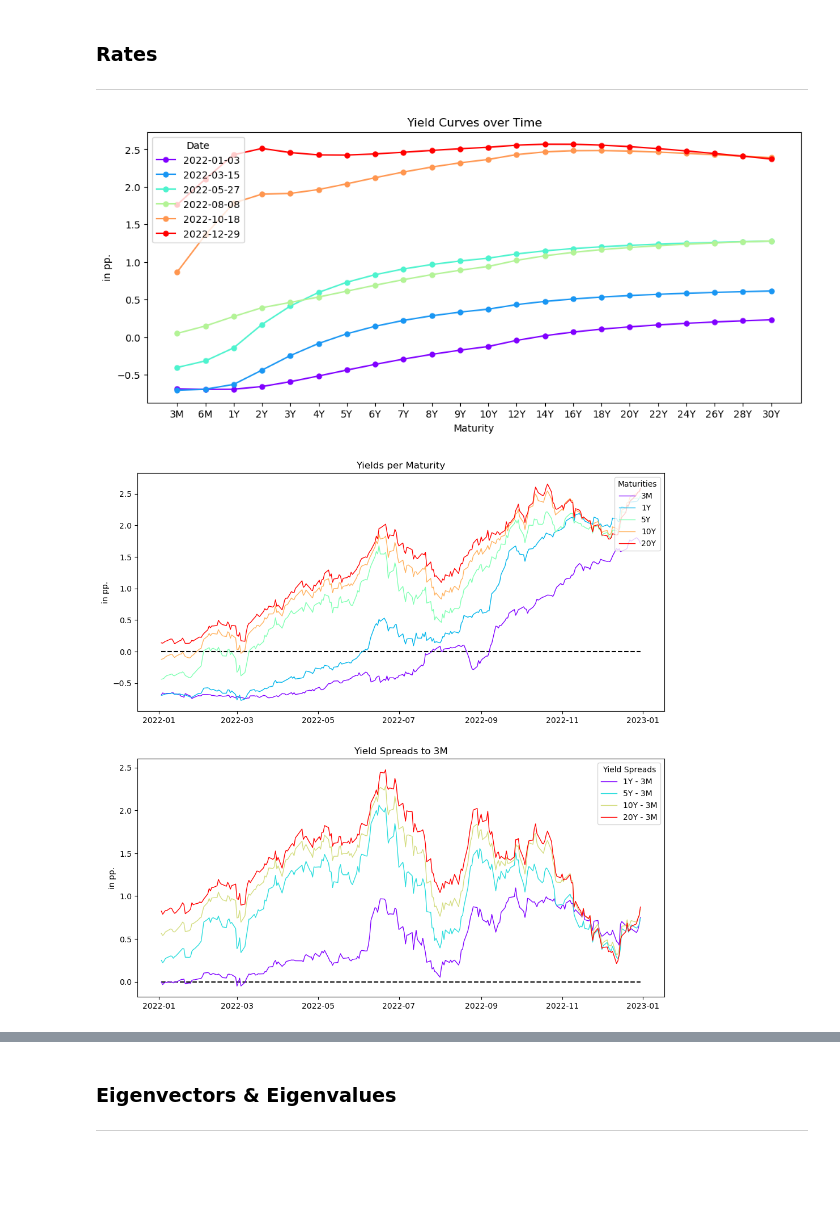
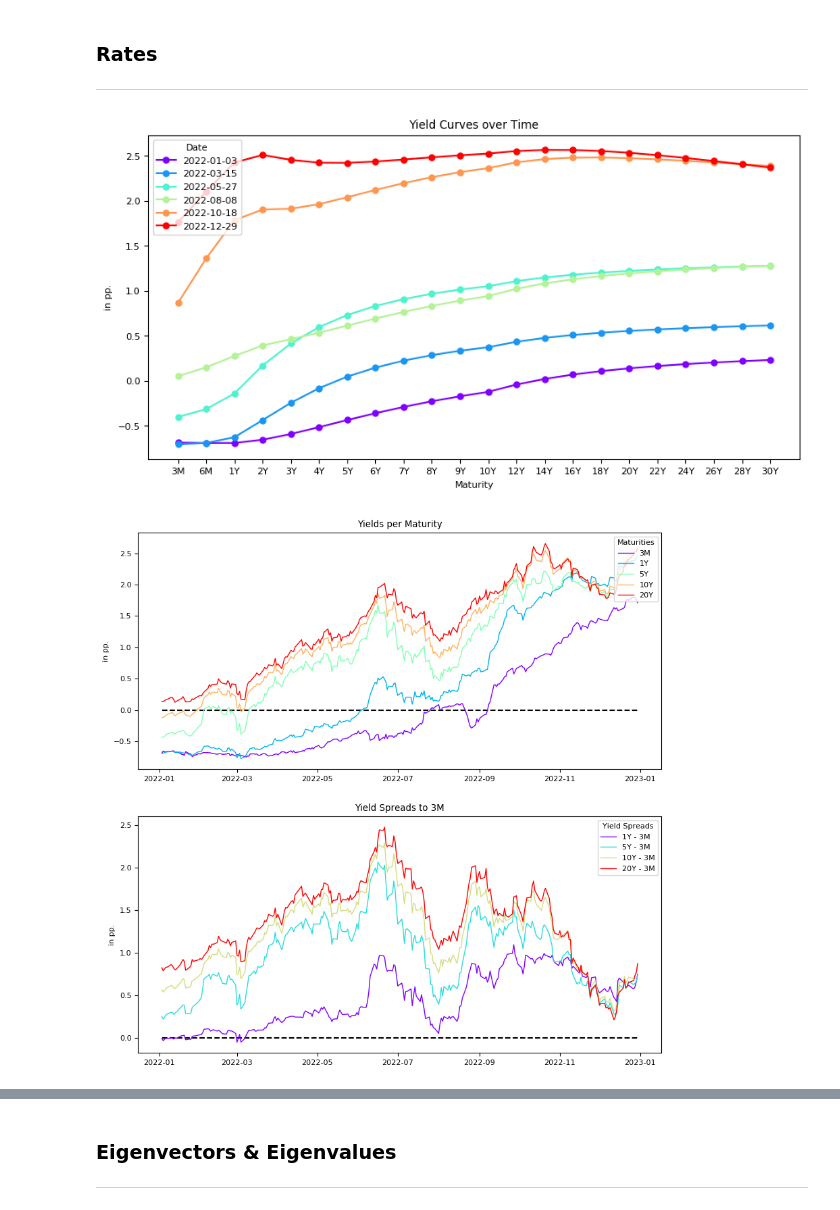
Before and after one commit to bernhard-pfann/pca-yield-curve-analytics, a Jupyter notebook: notebooks/analysis.ipynb, the cells around one changed output, grey strips where cells are left out. Cells and saved outputs as stored; diff of their text form; code cells hidden in the pictures; blank space fills up the shorter version.

```diff
--- a/notebooks/analysis.ipynb
+++ b/notebooks/analysis.ipynb
@@ -34,13 +29,5 @@ def calc_rmse(a,b):
-# %%
-def rainbow(categories):
-    """Generates a dictionary of color codes for each category."""
-    c_scale = plt.cm.rainbow(np.linspace(0,1,len(categories)))
-    c_dict = {}
-
-    for i,c in zip(categories,c_scale):
-        c_dict[i] = c
-
-    return c_dict
+# %%
+plt.rcParams.update({'font.size': 8})
 # %%
 maturities = ["3M", "1Y", "5Y", "10Y", "20Y"]
 # %% [markdown]
@@ -53,24 +40,24 @@ df_test  = pd.read_csv("../assets/test.csv", index_col="DATE", parse_dates=["DAT
 # %%
 dates = df[::len(df)//5].index
 
 # Depict yield curves per each observed year end
-fig, ax = plt.subplots(figsize=(12,5))
+fig, ax = plt.subplots(figsize=(10,5))
 color = rainbow(dates)
 
 for i,j in enumerate(dates):
     ax.plot(df.loc[j], marker="o", markersize=5, c=color[j], label=j.date())
 
 ax.set_title ("Yield Curves over Time")
 ax.set_xlabel ("Maturity")
 ax.set_ylabel ("in pp.")
 ax.legend(title="Date", loc="upper left")
 
 plt.show()
 # %% [output]
-[figure, old version]
+[figure, new version]
 # %%
 # Depicting yields for various maturities over time
-fig, (ax1, ax2) = plt.subplots(nrows=2, ncols=1, figsize = (12,12))
+fig, (ax1, ax2) = plt.subplots(nrows=2, ncols=1, figsize = (10,10))
 
 color_1 = rainbow(maturities)
 color_2 = rainbow(maturities[1:])
@@ -108,7 +95,7 @@ ax1.legend(title = "Maturities", loc = "upper right")
 ax2.legend(title = "Yield Spreads", loc = "upper right")
 plt.show()
 # %% [output]
-[figure, old version]
+[figure, new version]
 # %%
 # Insert time window for rolling volatility (in units of previously defined frequency)
 roll_window = 60
```
Also changed, not shown: parts of 27 cells of this notebook, 2 other files.
